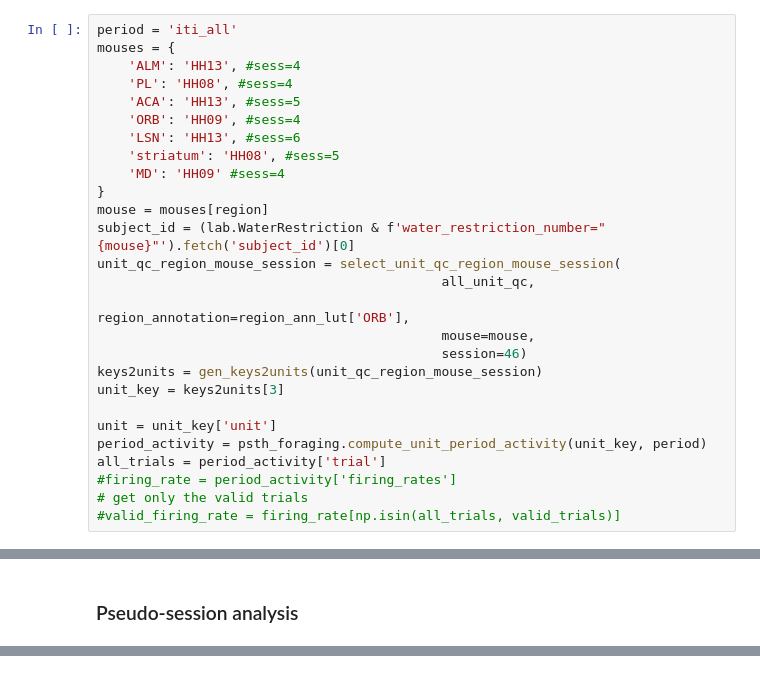
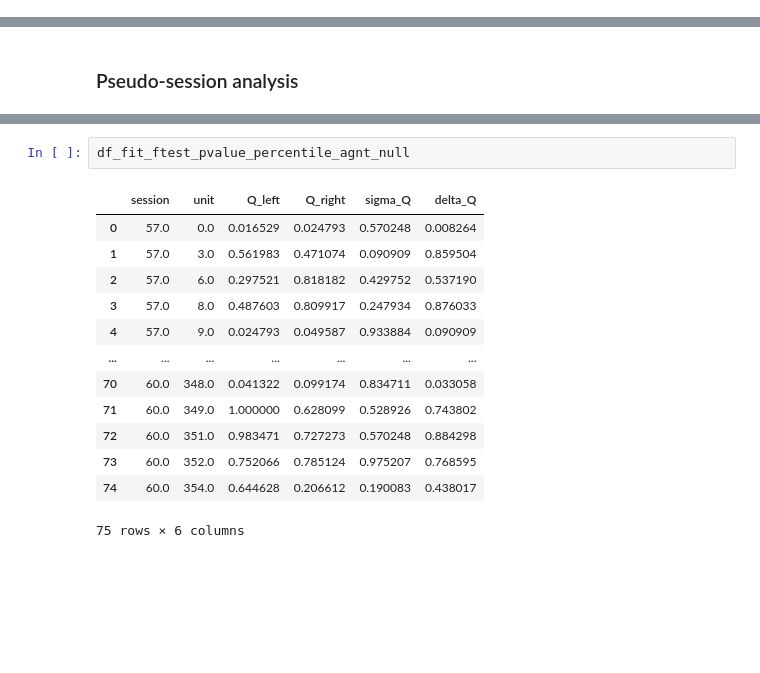
Before and after one commit to pckuo/map-ephys, a Jupyter notebook: notebook/pckuo/nonsense_corr_ephys.ipynb, the cells around one changed output, grey strips where cells are left out. Saved outputs shown, nothing was run; the diff lists cells and outputs as text; blank space fills up the shorter version.

```diff
--- a/notebook/pckuo/nonsense_corr_ephys.ipynb
+++ b/notebook/pckuo/nonsense_corr_ephys.ipynb
@@ -246,27 +225,0 @@ np.where(q_latents['ORB'][q_latents['ORB']['session']==46]['Q_left'].isnull().va
-# %%
-period = 'iti_all'
-mouses = {
-    'ALM': 'HH13', #sess=4
-    'PL': 'HH08', #sess=4
-    'ACA': 'HH13', #sess=5
-    'ORB': 'HH09', #sess=4
-    'LSN': 'HH13', #sess=6
-    'striatum': 'HH08', #sess=5
-    'MD': 'HH09' #sess=4
-}
-mouse = mouses[region]
-subject_id = (lab.WaterRestriction & f'water_restriction_number="{mouse}"').fetch('subject_id')[0]
-unit_qc_region_mouse_session = select_unit_qc_region_mouse_session(
-                                            all_unit_qc,
-                                            region_annotation=region_ann_lut['ORB'],
-                                            mouse=mouse,
-                                            session=46)
-keys2units = gen_keys2units(unit_qc_region_mouse_session)
-unit_key = keys2units[3]
-
-unit = unit_key['unit']
-period_activity = psth_foraging.compute_unit_period_activity(unit_key, period)
-all_trials = period_activity['trial']
-#firing_rate = period_activity['firing_rates']
-# get only the valid trials
-#valid_firing_rate = firing_rate[np.isin(all_trials, valid_trials)]
@@ -742,0 +1445,16 @@ plt.tight_layout()
+# %%
+df_fit_ftest_pvalue_percentile_agnt_null
+# %% [output]
+|  | session | unit | Q_left | Q_right | sigma_Q | delta_Q |
+| 0 | 57.0 | 0.0 | 0.016529 | 0.024793 | 0.570248 | 0.008264 |
+| 1 | 57.0 | 3.0 | 0.561983 | 0.471074 | 0.090909 | 0.859504 |
+| 2 | 57.0 | 6.0 | 0.297521 | 0.818182 | 0.429752 | 0.537190 |
+| 3 | 57.0 | 8.0 | 0.487603 | 0.809917 | 0.247934 | 0.876033 |
+| 4 | 57.0 | 9.0 | 0.024793 | 0.049587 | 0.933884 | 0.090909 |
+| ... | ... | ... | ... | ... | ... | ... |
+| 70 | 60.0 | 348.0 | 0.041322 | 0.099174 | 0.834711 | 0.033058 |
+| 71 | 60.0 | 349.0 | 1.000000 | 0.628099 | 0.528926 | 0.743802 |
+| 72 | 60.0 | 351.0 | 0.983471 | 0.727273 | 0.570248 | 0.884298 |
+| 73 | 60.0 | 352.0 | 0.752066 | 0.785124 | 0.975207 | 0.768595 |
+| 74 | 60.0 | 354.0 | 0.644628 | 0.206612 | 0.190083 | 0.438017 |
+75 rows × 6 columns
```
Also changed, not shown: parts of 32 cells of this notebook, 16 other files.
